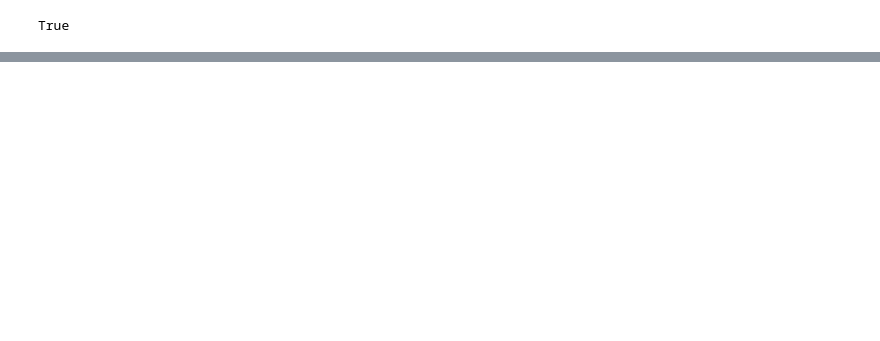
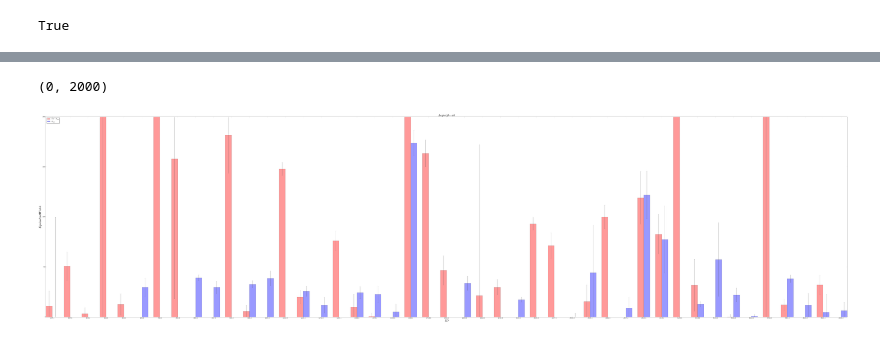
Before and after one commit to rohannaidu/eelg-quest, a Jupyter notebook: Aegis photo cuts.ipynb, the cells around one changed output, grey strips where cells are left out. Cells and saved outputs as stored; diff of their text form; code cells hidden in the pictures; blank space fills up the shorter version.

```diff
--- a/Aegis photo cuts.ipynb
+++ b/Aegis photo cuts.ipynb
@@ -951,0 +775,77 @@ array([ True], dtype=bool)
+# %%
+current_cut =((ijh000|
+ijh001|
+ijh002|
+ijh003|
+ijh010|
+ijh011|
+ijh012|
+ijh013|
+ijh020|
+ijh021|
+ijh022|
+ijh023|
+ijh030|
+ijh031|
+ijh032|
+ijh033|
+ijh040|
+ijh041|
+ijh042|
+ijh043|
+ijh100|
+ijh101|
+ijh102|
+ijh103|
+ijh110|
+ijh111|
+ijh112|
+ijh113|
+ijh120|
+ijh121|
+ijh122|
+ijh123|
+ijh130|
+ijh131|
+ijh132|
+ijh133|
+ijh140|
+ijh141|
+ijh142|
+ijh143)==1)
+
+plt.figure(figsize=(120,30))
+n_groups = len(aeg_eqw_sum[(current_cut == 1)&((pha_data['HALPHA_EQW'][0:41200] >0) | (aeg_eqw_sum>0))])
+print n_groups
+print np.count_nonzero(current_cut==1)
+print np.count_nonzero(((current_cut == 1)& ((pha_data['HALPHA_EQW'][0:41200] >500) | (aeg_eqw_sum>500)))==1)
+print np.count_nonzero(((current_cut == 1)& ((pha_data['HALPHA_EQW'][0:41200] >1000) | (aeg_eqw_sum>1000)))==1)
+means_men = aeg_eqw_sum[(current_cut == 1)& ((pha_data['HALPHA_EQW'][0:41200] >0) | (aeg_eqw_sum>0))]
+std_men = aeg_eqw_err_net[(current_cut == 1)& ((pha_data['HALPHA_EQW'][0:41200] >0) | (aeg_eqw_sum>0))]
+means_women = pha_data['HALPHA_EQW'][0:41200][(current_cut == 1)& ((pha_data['HALPHA_EQW'][0:41200] >0) | (aeg_eqw_sum>0))]
+std_women = pha_data['HALPHA_EQW_ERR'][0:41200][(current_cut == 1) & ((pha_data['HALPHA_EQW'][0:41200] >0) | (aeg_eqw_sum>0))]
+index = np.arange(n_groups)
+bar_width = 0.35
+opacity = 0.4
+error_config = {'ecolor': '0.3'}
+rects1 = plt.bar(index, means_men, bar_width,
+                 alpha=opacity,
+                 color='r',
+                 yerr=std_men,
+                 error_kw=error_config,
+                 label='$OIII + H_{beta}$')
+rects2 = plt.bar(index + bar_width, means_women, bar_width,
+                 alpha=opacity,
+                 color='b',
+                 yerr=std_women,
+                 error_kw=error_config,
+                 label='$H_{alpha}$')
+plt.xlabel('$ID$', fontsize = 25 )
+plt.ylabel('$Equivalent Width$', fontsize = 25)
+plt.title('$Aegis ijh-all$', fontsize = 25)
+plt.xticks(index + bar_width, pha_data['id'][0:41200][(current_cut == 1)&((pha_data['HALPHA_EQW'][0:41200] >0) | (aeg_eqw_sum>0))])
+plt.yticks(np.arange(0, max(means_men), 500 ))
+plt.legend(loc='upper left')
+plt.axis('tight')
+plt.ylim(0,2000)
+# %% [output]
@@ -951,0 +856,2 @@ array([ True], dtype=bool)
+(0, 2000)
+[figure, added]
```
Also changed, not shown: parts of 44 cells of this notebook.
